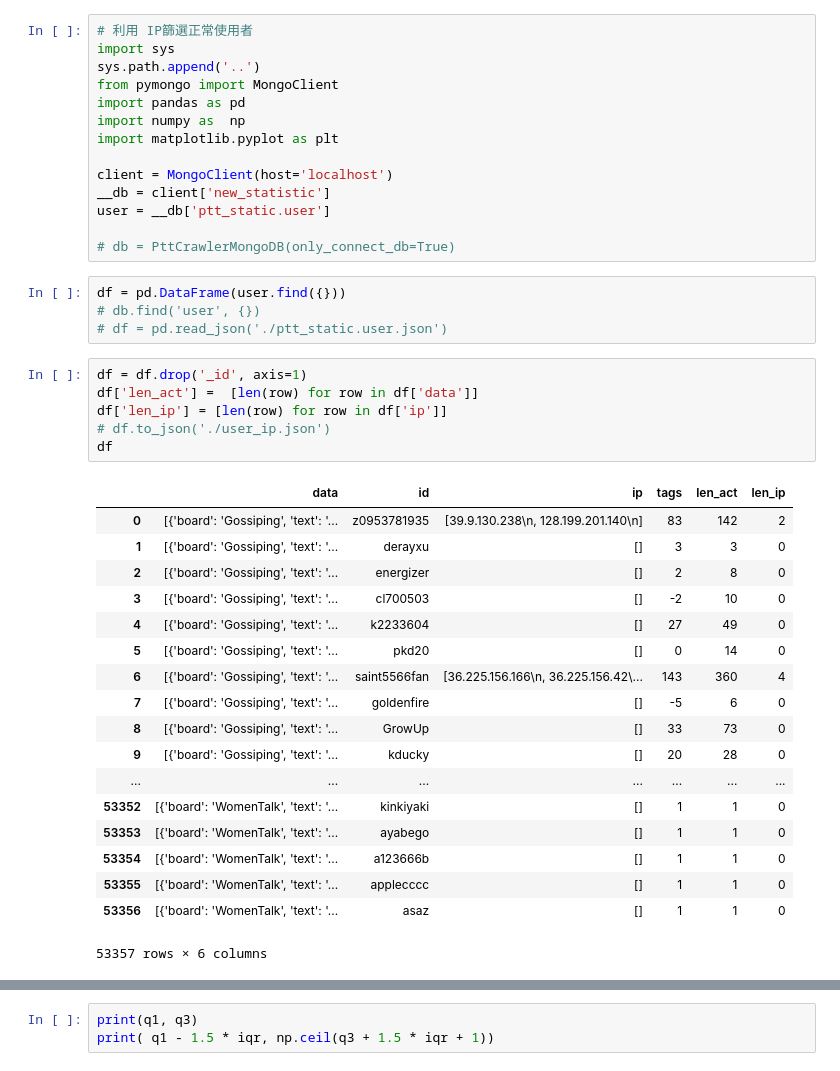
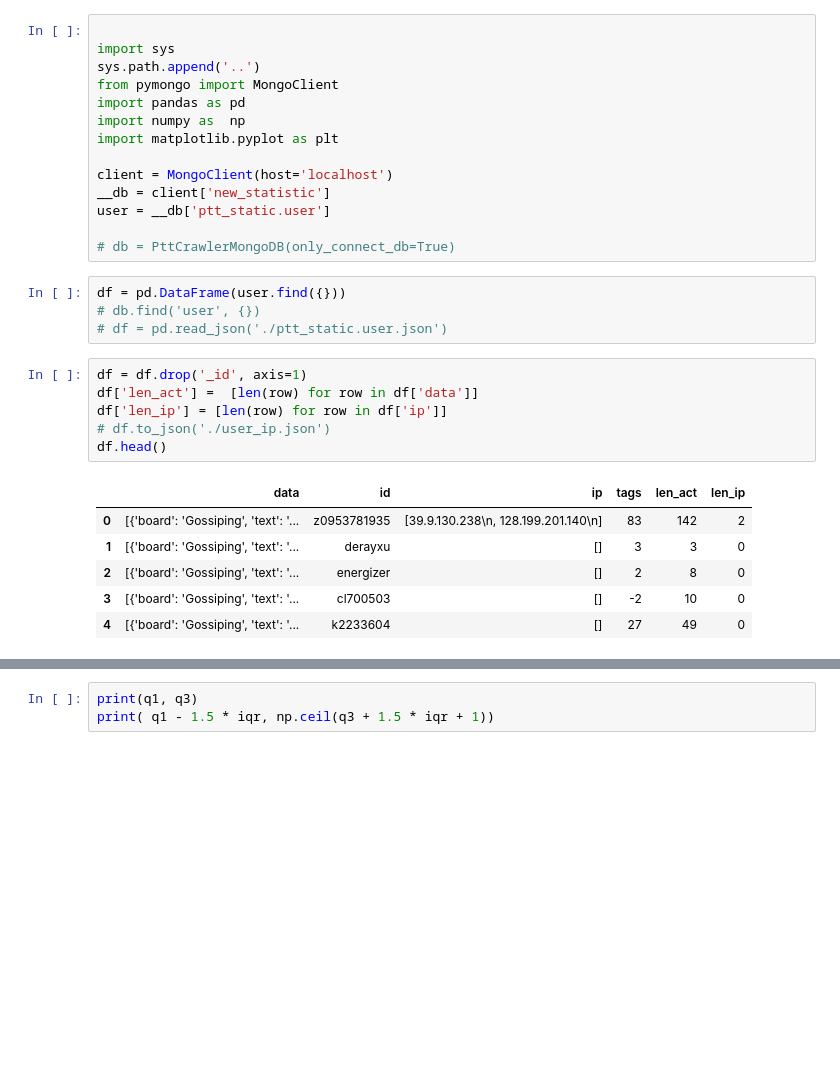
Before and after one commit to aqweteddy/CourseStatistic, a Jupyter notebook: ipAnalsis.ipynb, the cells around one changed output, grey strips where cells are left out. Cells and saved outputs as stored; diff of their text form; blank space fills up the shorter version.

```diff
--- a/ipAnalsis.ipynb
+++ b/ipAnalsis.ipynb
@@ -1,5 +1,5 @@
 # %%
-# 利用 IP篩選正常使用者
+
 import sys
 sys.path.append('..')
 from pymongo import MongoClient
@@ -19,25 +19,13 @@ df = pd.DataFrame(user.find({}))
 # %%
 df = df.drop('_id', axis=1)
 df['len_act'] =  [len(row) for row in df['data']]
 df['len_ip'] = [len(row) for row in df['ip']]
 # df.to_json('./user_ip.json')
-df
+df.head()
 # %% [output]
 |  | data | id | ip | tags | len_act | len_ip |
 | 0 | [{'board': 'Gossiping', 'text': '... | z0953781935 | [39.9.130.238\n, 128.199.201.140\n] | 83 | 142 | 2 |
 | 1 | [{'board': 'Gossiping', 'text': '... | derayxu | [] | 3 | 3 | 0 |
 | 2 | [{'board': 'Gossiping', 'text': '... | energizer | [] | 2 | 8 | 0 |
 | 3 | [{'board': 'Gossiping', 'text': '... | cl700503 | [] | -2 | 10 | 0 |
 | 4 | [{'board': 'Gossiping', 'text': '... | k2233604 | [] | 27 | 49 | 0 |
-| 5 | [{'board': 'Gossiping', 'text': '... | pkd20 | [] | 0 | 14 | 0 |
-| 6 | [{'board': 'Gossiping', 'text': '... | saint5566fan | [36.225.156.166\n, 36.225.156.42\... | 143 | 360 | 4 |
-| 7 | [{'board': 'Gossiping', 'text': '... | goldenfire | [] | -5 | 6 | 0 |
-| 8 | [{'board': 'Gossiping', 'text': '... | GrowUp | [] | 33 | 73 | 0 |
-| 9 | [{'board': 'Gossiping', 'text': '... | kducky | [] | 20 | 28 | 0 |
-| ... | ... | ... | ... | ... | ... | ... |
-| 53352 | [{'board': 'WomenTalk', 'text': '... | kinkiyaki | [] | 1 | 1 | 0 |
-| 53353 | [{'board': 'WomenTalk', 'text': '... | ayabego | [] | 1 | 1 | 0 |
-| 53354 | [{'board': 'WomenTalk', 'text': '... | a123666b | [] | 1 | 1 | 0 |
-| 53355 | [{'board': 'WomenTalk', 'text': '... | applecccc | [] | 1 | 1 | 0 |
-| 53356 | [{'board': 'WomenTalk', 'text': '... | asaz | [] | 1 | 1 | 0 |
-53357 rows × 6 columns
```
Also changed, not shown: parts of 12 cells of this notebook.
